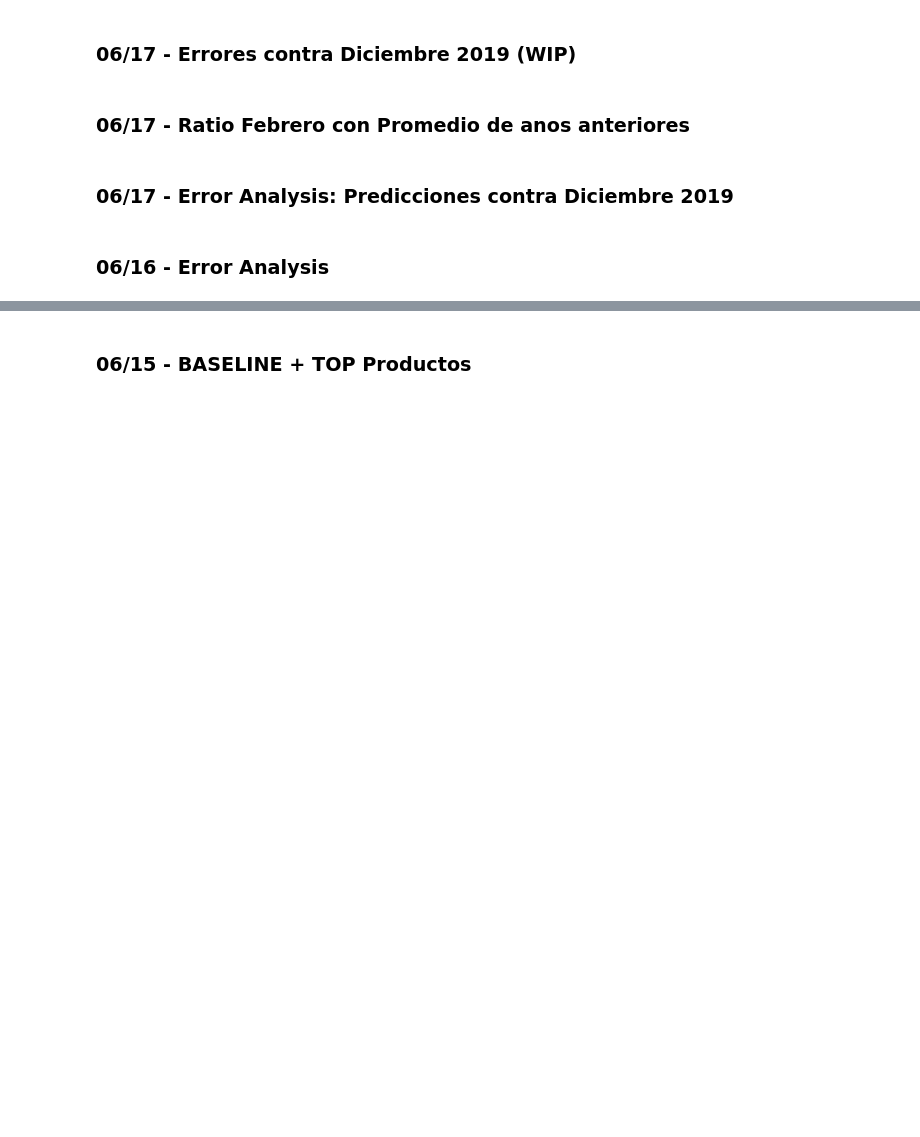
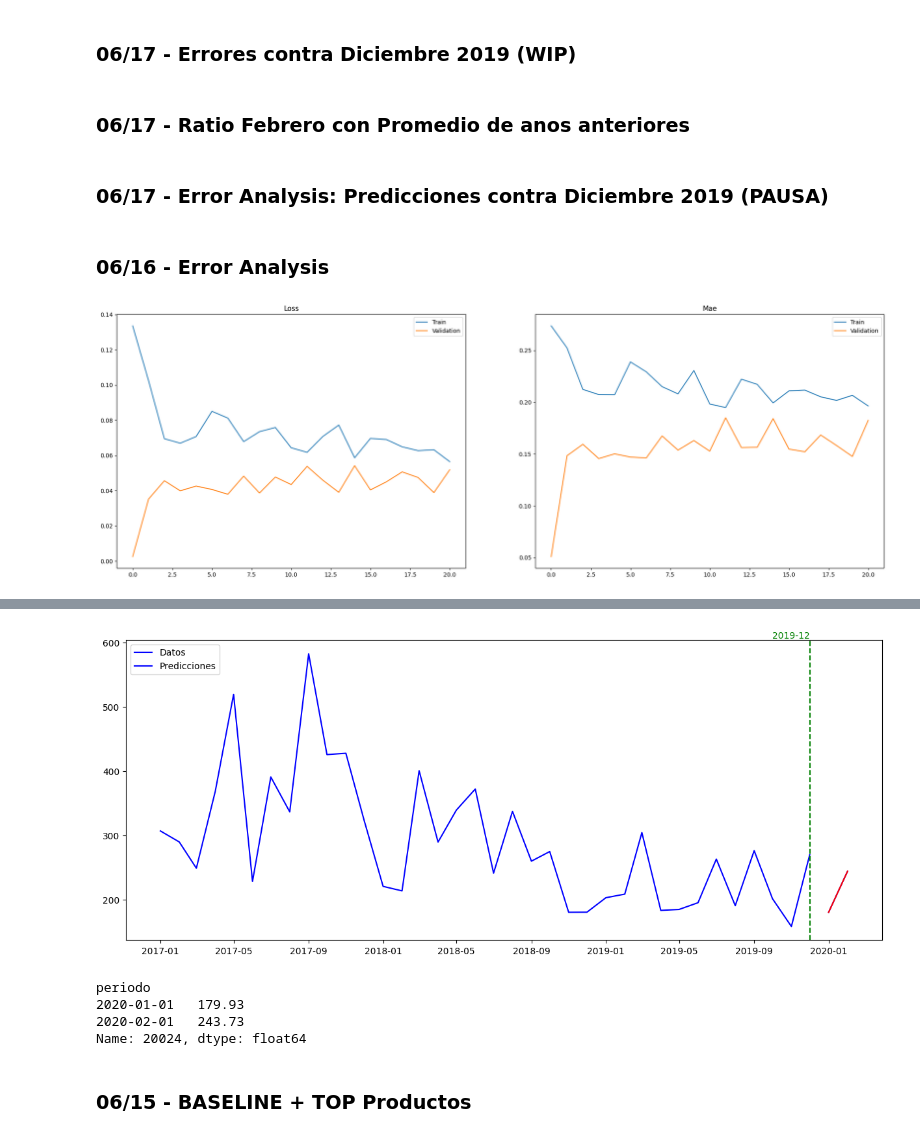
Before and after one commit to AndresMontesDeOca/Laboratorio3, a Jupyter notebook: Experimento.ipynb, the cells around one changed output, grey strips where cells are left out. Cells and saved outputs as stored; diff of their text form; code cells hidden in the pictures; blank space fills up the shorter version.

```diff
--- a/Experimento.ipynb
+++ b/Experimento.ipynb
@@ -1721,6 +1721,9 @@ window_size = 3 # Probar con 6 tambien
 
 # Predecimos el mes +2, osea 2019-12 (Local) o 2020-02 (Kaggle)
 horizon = 2
+
+# Normalization
+normalization = "MinMax"
 
 # Batch size para el entrenamiento del modelo
 # No tuvimos tiempo para experimentar con otros valores
@@ -3745,46 +3748,49 @@ check_preddictions_files(path_data + 'Predicciones_cat1_cat2//')
 # # Guardo los productos que tengo que mejorar, los que los ratio de ventas con Febrero sobrepasan el 3%
 # mask_mejorar = ~ data_final['diff3']
 # %% [markdown]
-### 06/17 - Error Analysis: Predicciones contra Diciembre 2019
+### 06/17 - Error Analysis: Predicciones contra Diciembre 2019 (PAUSA)
 # %% [markdown]
 ### 06/16 - Error Analysis
 # %%
-# # Analizamos las series de los productos mas vendidos, vemos si las redes neuronales pueden entenderlas
+# Analizamos las series de los productos mas vendidos, vemos si las redes neuronales pueden entenderlas
 
-# # Modificar el valor del filtro, para analizar otros Productos. Ojo que hay productos que no tenemos todos los anos y pincha
+# Modificar el valor del filtro, para analizar otros Productos. Ojo que hay productos que no tenemos todos los anos y pincha
 # data_product = data_grouped['20024']
+data_product = group_data(data.query('product_id == "20024"'), 'product_id')
 
 
-# data_train, data_valid = split_data_test(data_product)
-# data_train_norm, data_valid_norm, norm_params = normalize_data(data_train, data_valid, normalization)
-# data_train_windowed = windowed_dataset(data_train_norm, data_split='train', window_size=window_size, horizon=horizon, batch_size=batch_size)
-# data_valid_windowed = windowed_dataset(data_valid_norm, data_split='valid', window_size=window_size, horizon=horizon, batch_size=batch_size)
+data_train, data_valid = split_data_test(data_product)
+data_train_norm, data_valid_norm, norm_params = normalize_data(data_train, data_valid, normalization)
+data_train_windowed = windowed_dataset(data_train_norm, data_split='train', window_size=window_size, horizon=horizon, batch_size=batch_size)
+data_valid_windowed = windowed_dataset(data_valid_norm, data_split='valid', window_size=window_size, horizon=horizon, batch_size=batch_size)
 
-# # Model Variables
-# model_name = 'xx'
-# loss = 'mse'
-# optimizer = 'adam'
-# patience = 20
-# epochs = 200
-# n_features = data_train.shape[1]
+# Model Variables
+model_name = 'xx'
+loss = 'mse'
+optimizer = 'adam'
+patience = 20
+epochs = 200
+n_features = data_train.shape[1]
 
 
-# # Jugamos con esto aca, para ver el tema de la validacion en el entrenamiento
-# window_size = 3
-# batch_size = 1
+# Jugamos con esto aca, para ver el tema de la validacion en el entrenamiento
+window_size = 3
+batch_size = 1
 
 
-# callbacks = MyCallbacks(patience)
-# model = MyModel(loss, optimizer, window_size, horizon, n_features)
+callbacks = MyCallbacks(patience)
+model = MyModel(loss, optimizer, window_size, horizon, n_features)
 
-# history = model.fit(
-#     data_train_windowed,
-#     validation_data = data_valid_windowed,
-#     callbacks = callbacks,
-#     verbose=2,
-#     epochs=epochs)
+history = model.fit(
+    data_train_windowed,
+    validation_data = data_valid_windowed,
+    callbacks = callbacks,
+    verbose=0,
+    epochs=epochs)
 
-# plot_history(history)
+plot_history(history)
 
-# predictions = generate_predictions_2(model, data_valid_norm, norm_params)
-# plot_predictions(data_product, predictions)
+predictions = generate_predictions_2(model, data_valid_norm, norm_params)
+plot_predictions(data_product, predictions)
+# %% [output]
+[figure, added]
@@ -3791,3 +3798,8 @@ check_preddictions_files(path_data + 'Predicciones_cat1_cat2//')
+[figure, added]
+periodo
+2020-01-01   179.93
+2020-02-01   243.73
+Name: 20024, dtype: float64
 # %% [markdown]
 ### 06/15 - BASELINE + TOP Productos
 # %%
```
Also changed, not shown: parts of 2 cells of this notebook.
